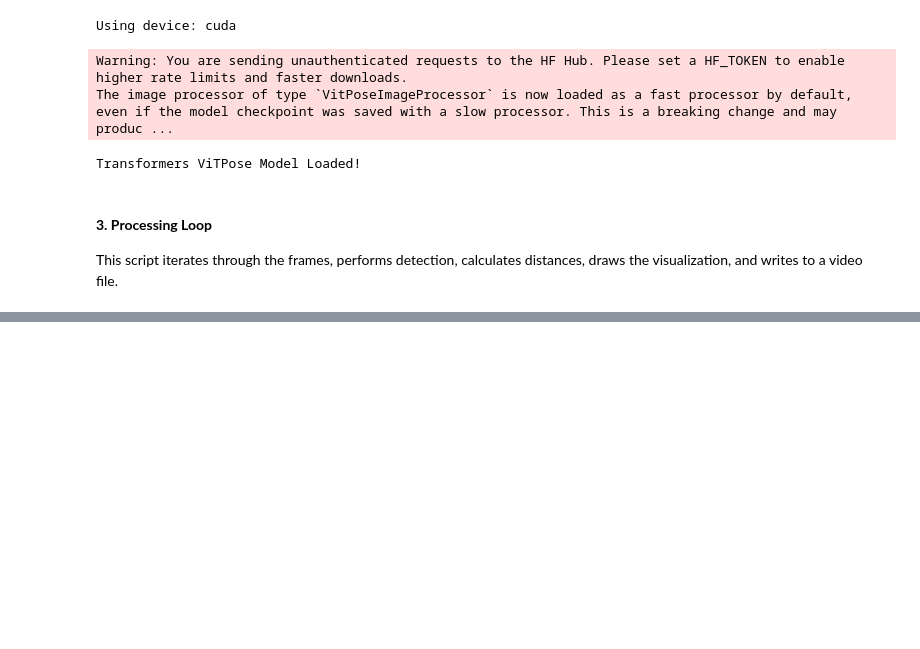
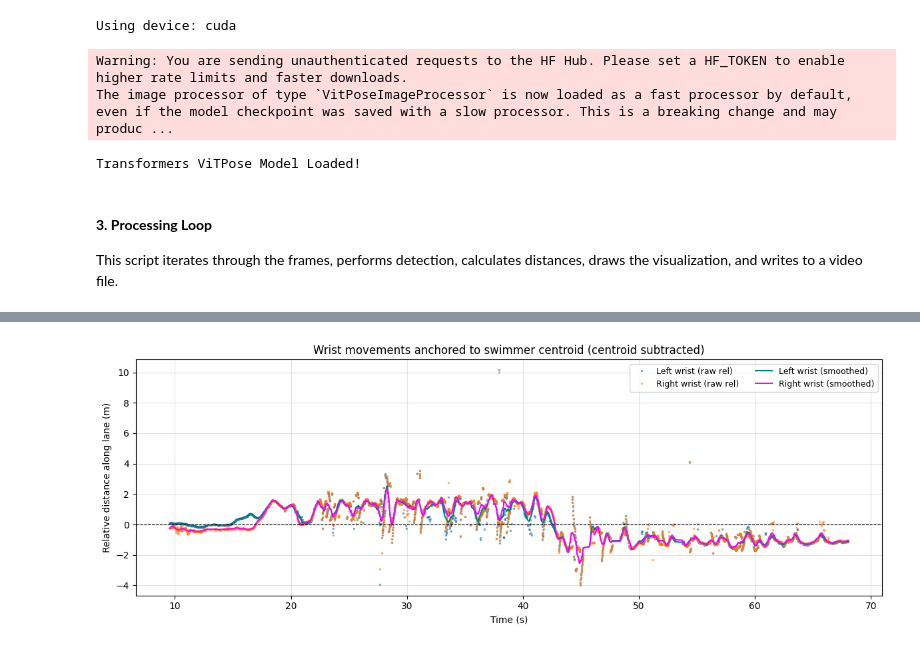
Before and after one commit to funtimezallaround/FYP, a Jupyter notebook: video_seq_processing_with_vitpose.ipynb, the cells around one changed output, grey strips where cells are left out. Cells and saved outputs as stored; diff of their text form; code cells hidden in the pictures; blank space fills up the shorter version.

```diff
--- a/video_seq_processing_with_vitpose.ipynb
+++ b/video_seq_processing_with_vitpose.ipynb
@@ -803,0 +822,88 @@ Post-processing summary (Loop Closure & Smoothing)
+# %%
+import numpy as np
+import matplotlib.pyplot as plt
+
+def _fill_nan_interp(arr):
+    arr = np.asarray(arr, dtype=float)
+    n = len(arr)
+    inds = np.arange(n)
+    mask = np.isfinite(arr)
+    if mask.sum() == 0:
+        return np.full(n, np.nan)
+    if mask.sum() == 1:
+        return np.where(mask, arr, np.nan)
+    return np.interp(inds, inds[mask], arr[mask])
+
+if 'times_f' not in globals() or 'corrected_pos' not in globals():
+    print('Missing required variables: times_f and/or corrected_pos.')
+else:
+    n = len(times_f)
+
+    # Obtain wrist arrays from available names (fall back safely)
+    lw_src = globals().get('corrected_lwrist_pos')
+    if lw_src is None:
+        lw_src = globals().get('lwrist_interp')
+    if lw_src is None:
+        lw_src = globals().get('lwrist_raw')
+    rw_src = globals().get('corrected_rwrist_pos')
+    if rw_src is None:
+        rw_src = globals().get('rwrist_interp')
+    if rw_src is None:
+        rw_src = globals().get('rwrist_raw')
+
+    lw = np.asarray(lw_src, dtype=float) if lw_src is not None else np.full(n, np.nan)
+    rw = np.asarray(rw_src, dtype=float) if rw_src is not None else np.full(n, np.nan)
+
+    # Align lengths: interpolate or trim to match times_f
+    def ensure_len(a, n):
+        a = np.asarray(a, dtype=float)
+        if len(a) == n:
+            return a
+        if len(a) < n:
+            return _fill_nan_interp(a) if len(a) > 0 else np.full(n, np.nan)
+        return a[:n]
+
+    lw = ensure_len(lw, n)
+    rw = ensure_len(rw, n)
+    centroid = np.asarray(corrected_pos, dtype=float)
+    if len(centroid) != n:
+        centroid = ensure_len(centroid, n)
+
+    # Subtract centroid to anchor wrists to the body (in metres)
+    lw_rel = lw - centroid
+    rw_rel = rw - centroid
+
+    # Fill gaps for smoothing
+    lw_rel_f = _fill_nan_interp(lw_rel)
+    rw_rel_f = _fill_nan_interp(rw_rel)
+
+    # Smooth with Savitzky-Golay when available
+    try:
+        from scipy.signal import savgol_filter
+        w = min(51, max(3, n//8))
+        if w % 2 == 0: w -= 1
+        if w < 3: w = 3
+        poly = 3 if w > 3 else 2
+        lw_s = savgol_filter(lw_rel_f, w, poly)
+        rw_s = savgol_filter(rw_rel_f, w, poly)
+    except Exception:
+        lw_s = lw_rel_f
+        rw_s = rw_rel_f
+
+    # Plot wrists relative to centroid
+    with plt.style.context('default'):
+        fig, ax = plt.subplots(figsize=(12, 4.5))
+        ax.plot(times_f, lw_rel, '.', ms=3, alpha=0.5, label='Left wrist (raw rel)')
+        ax.plot(times_f, rw_rel, '.', ms=3, alpha=0.5, label='Right wrist (raw rel)')
+        ax.plot(times_f, lw_s, '-', linewidth=1.5, color='teal', label='Left wrist (smoothed)')
+        ax.plot(times_f, rw_s, '-', linewidth=1.5, color='magenta', label='Right wrist (smoothed)')
+        ax.axhline(0.0, color='black', linestyle='--', linewidth=0.8)
+        ax.set_xlabel('Time (s)')
+        ax.set_ylabel('Relative distance along lane (m)')
+        ax.set_title('Wrist movements anchored to swimmer centroid (centroid subtracted)')
+        ax.legend(fontsize=9, ncol=2)
+        ax.grid(alpha=0.35)
+        plt.tight_layout()
+        plt.show()
+# %% [output]
+[figure, added]
```
Also changed, not shown: parts of 9 cells of this notebook.
